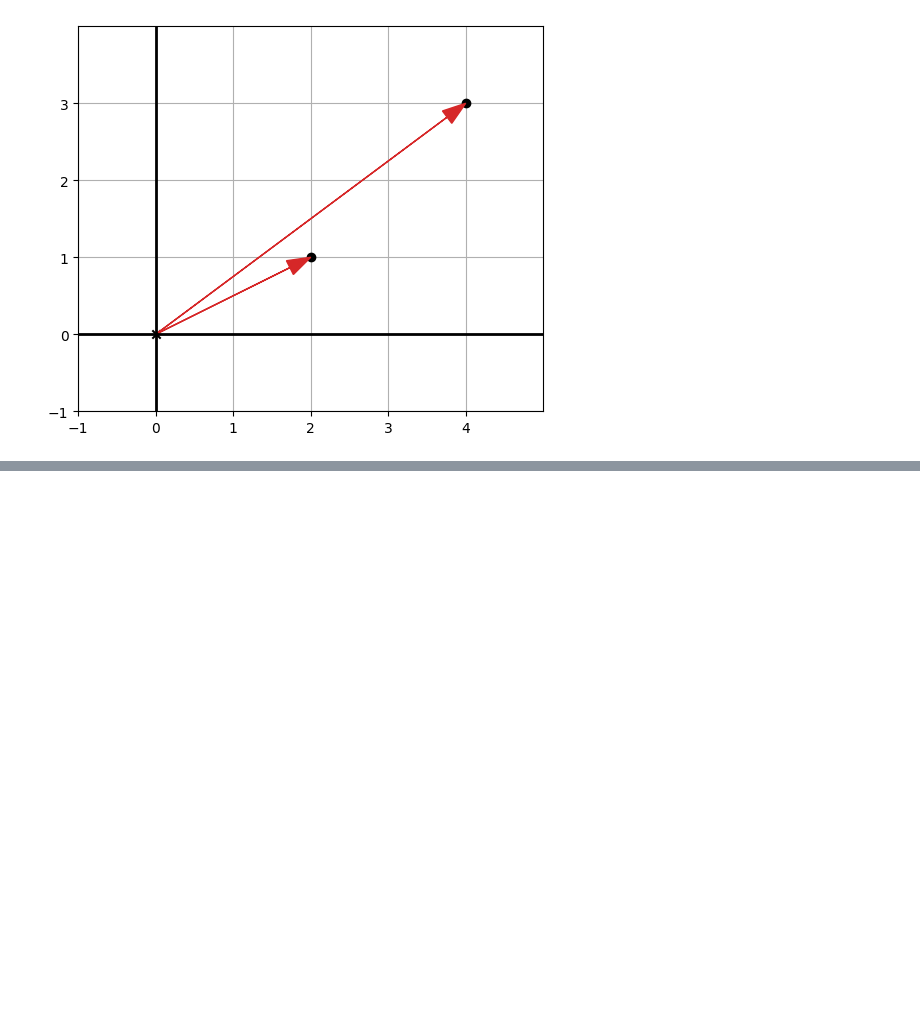
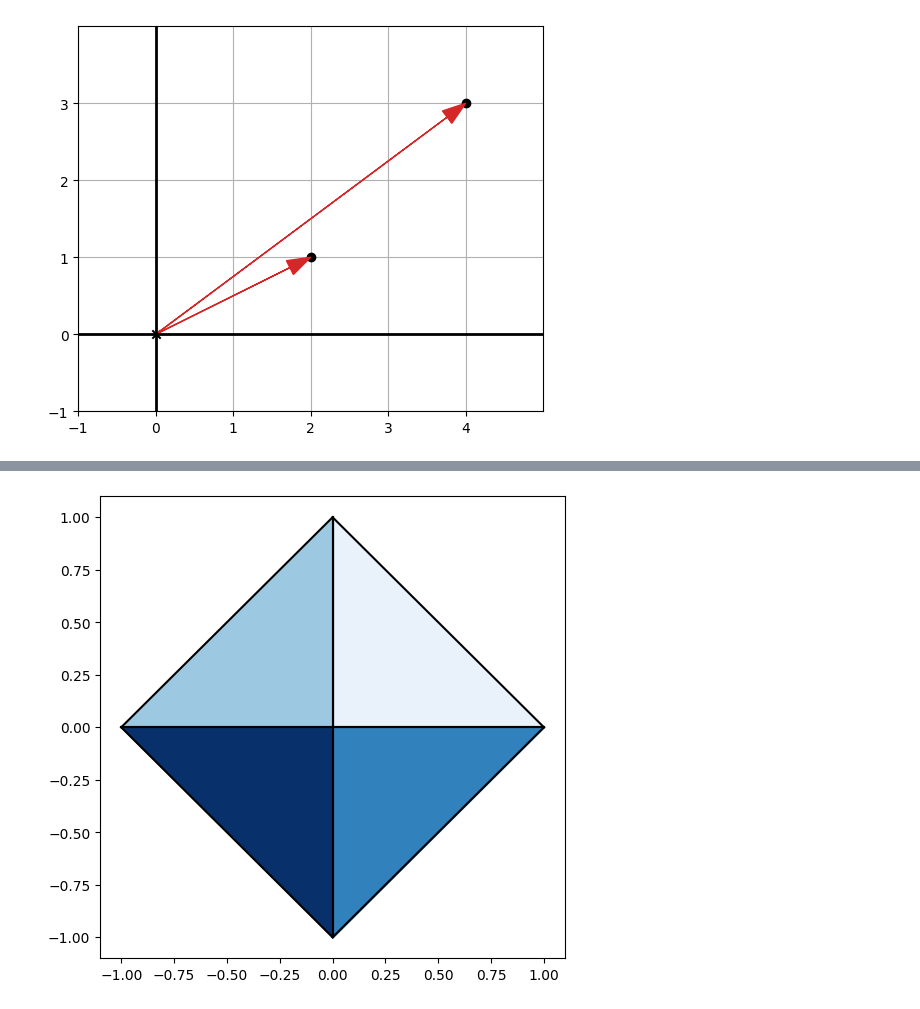
Before and after one commit to yaoyunkai/daily_collections, a Jupyter notebook: problems/math_for_programmers/chapter3/started.ipynb, the cells around one changed output, grey strips where cells are left out. Cells and saved outputs as stored; diff of their text form; code cells hidden in the pictures; blank space fills up the shorter version.

```diff
--- a/problems/math_for_programmers/chapter3/started.ipynb
+++ b/problems/math_for_programmers/chapter3/started.ipynb
@@ -113,0 +167,26 @@ draw2d(Points2D(point1, point2), Arrow2D(point1), Arrow2D(point2))
+# %%
+# 获取顶点
+def vertices(faces):
+    return list(set([vertex for face in faces for vertex in face]))
+
+# 提取三维向量在给定方向上的分量
+def component(v,direction):
+    return (np.dot(v,direction) / length(direction))
+
+def vector_to_2d(v):
+    return (component(v,(1,0,0)), component(v,(0,1,0)))
+
+def face_to_2d(face):
+    return [vector_to_2d(vertex) for vertex in face]
+
+def scale(scalar,v):
+    return tuple(scalar * coord for coord in v)
+
+def subtract(v1,v2):
+    return tuple(v1-v2 for (v1,v2) in zip(v1,v2))
+
+def unit(vec):
+    return scale(1.0/length(vec), vec)
+
+def normal(face):
+    return(np.cross(subtract(face[1], face[0]), subtract(face[2], face[0])))
@@ -113,0 +201,19 @@ draw2d(Points2D(point1, point2), Arrow2D(point1), Arrow2D(point2))
+# %%
+from vectors import *
+from draw2d import *
+
+blues = plt.get_cmap('Blues')
+
+def render(faces, light=(1,2,3), color_map=blues, lines=None):
+    polygons = []
+    for face in faces:
+        unit_normal = unit(normal(face)) #1
+        if unit_normal[2] > 0: #2
+            c = color_map(1 - dot(unit(normal(face)), unit(light))) #3
+            p = Polygon2D(*face_to_2d(face), fill=c, color=lines) #4
+            polygons.append(p)
+    draw2d(*polygons,axes=False, origin=False, grid=None)
+
+render(octahedron, color_map=plt.get_cmap('Blues'), lines=black)
+# %% [output]
+[figure, added]
```
Also changed, not shown: parts of 18 cells of this notebook, 3 other files.
